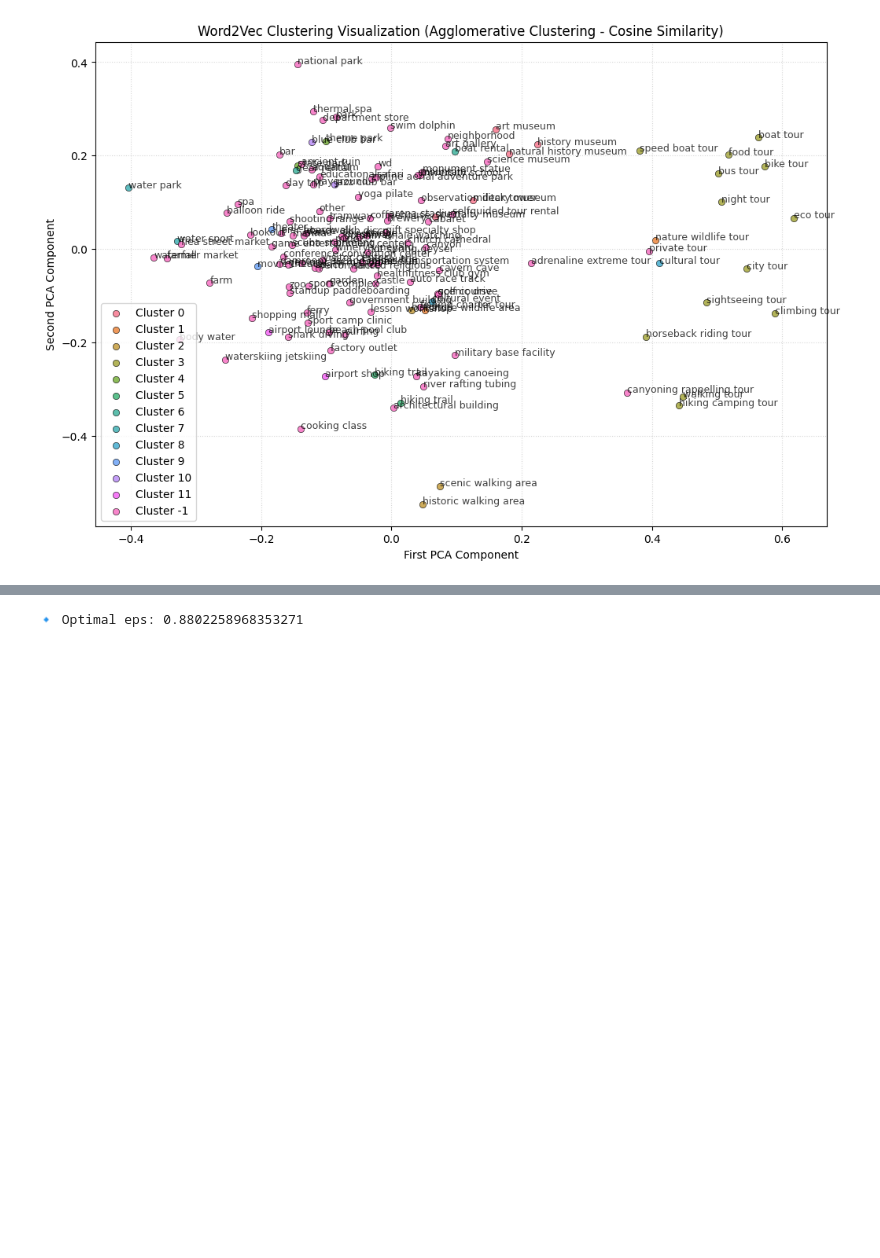
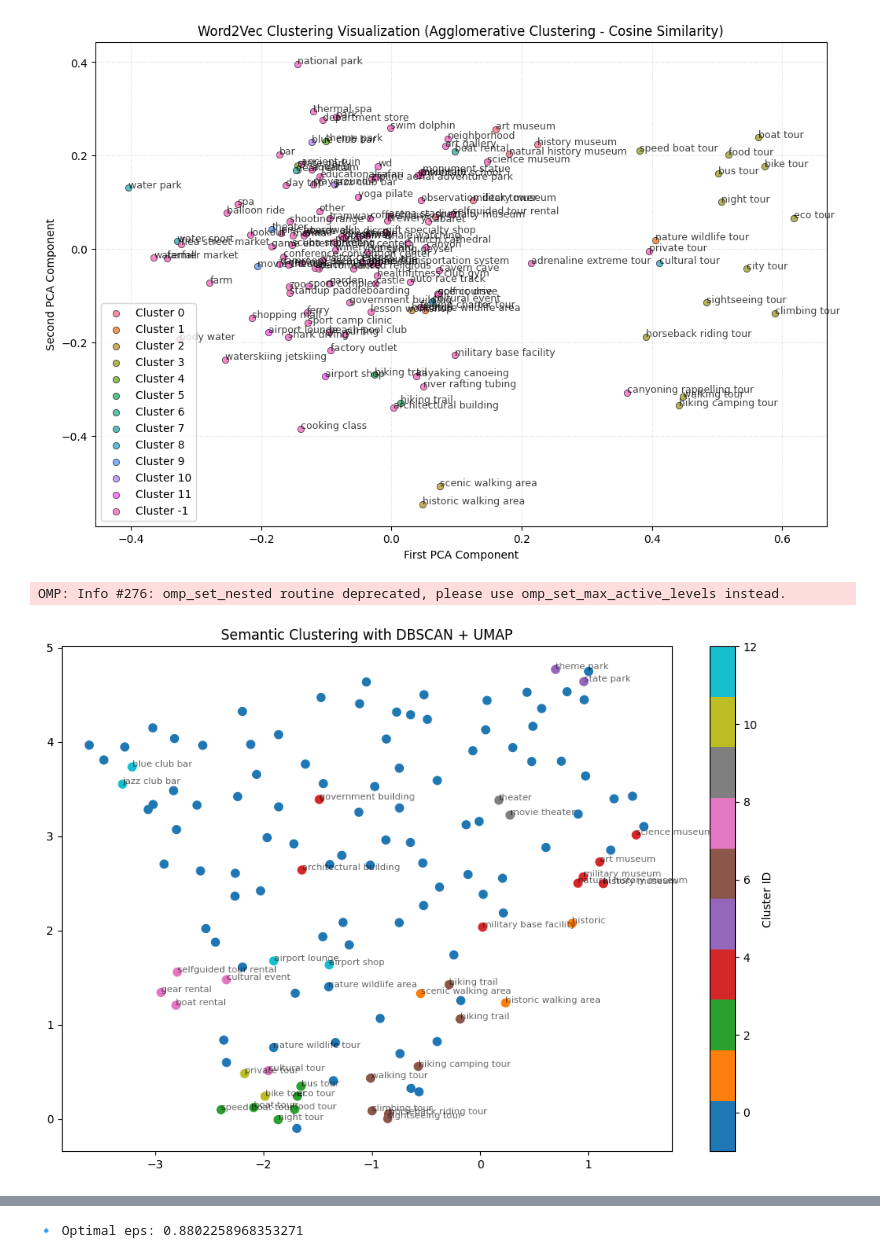
Before and after one commit to S09Z/IS_Project_Thailand_Tourism_Recommendation, a Jupyter notebook: app/clustering_experiment/expr_8-Word2Vec-Compare_KMean-And-Cosine.ipynb, the cells around one changed output, grey strips where cells are left out. Drawn from its saved outputs; the diff is of its cells as text; code cells hidden in the pictures; blank space fills up the shorter version.

```diff
--- a/app/clustering_experiment/expr_8-Word2Vec-Compare_KMean-And-Cosine.ipynb
+++ b/app/clustering_experiment/expr_8-Word2Vec-Compare_KMean-And-Cosine.ipynb
@@ -572,3 +550,28 @@ plt.legend()
 plt.show()
 # %% [output]
 [figure]
+# %%
+import umap
+
+X = np.array(word_vectors)
+labels = np.array(word_clusters_dbscan)
+
+# Reduce dimensions to 2D
+reducer = umap.UMAP(n_neighbors=15, min_dist=0.1, metric='cosine')
+embedding = reducer.fit_transform(X)
+
+# Plot with cluster colors
+plt.figure(figsize=(12, 8))
+scatter = plt.scatter(embedding[:, 0], embedding[:, 1], c=labels, cmap='tab10', s=50)
+
+# Optional: Annotate with words
+for i, word in enumerate(words):
+    if labels[i] != -1:  # -1 = noise
+        plt.annotate(word, (embedding[i, 0], embedding[i, 1]), fontsize=8, alpha=0.6)
+
+plt.title("Semantic Clustering with DBSCAN + UMAP")
+plt.colorbar(scatter, label='Cluster ID')
+plt.show()
+# %% [output]
+OMP: Info #276: omp_set_nested routine deprecated, please use omp_set_max_active_levels instead.
+[figure, added]
```
Also changed, not shown: parts of 19 cells of this notebook, 20 other files.
